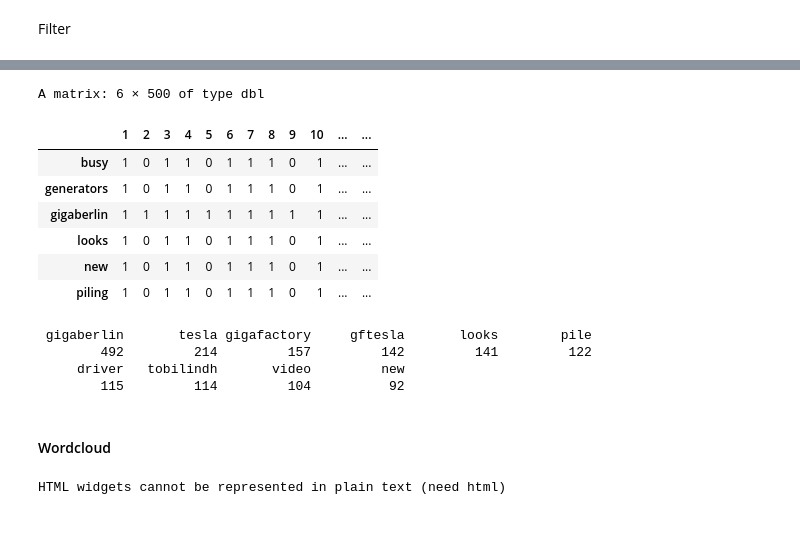
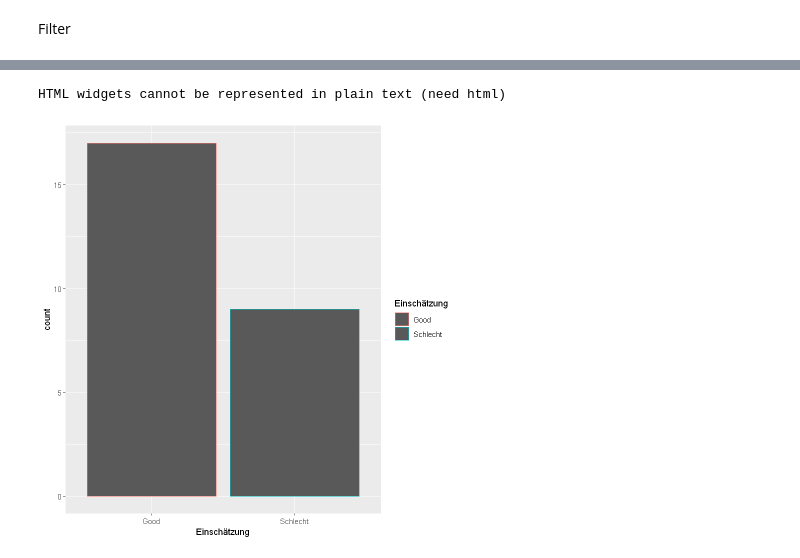
Before and after one commit to jjbous/Analyse-semi--unstrukturierter-daten, a Jupyter notebook: Praxisarbeit/Tesla(de).ipynb, the cells around one changed output, grey strips where cells are left out. Drawn from its saved outputs; the diff is of its cells as text; code cells hidden in the pictures; blank space fills up the shorter version.

```diff
--- a/Praxisarbeit/Tesla(de).ipynb
+++ b/Praxisarbeit/Tesla(de).ipynb
@@ -279,11 +302,0 @@ m <- as.matrix(tdm)
-# %%
-head(m)
-# %% [output]
-A matrix: 6 × 500 of type dbl
-|  | 1 | 2 | 3 | 4 | 5 | 6 | 7 | 8 | 9 | 10 | ... | ... |
-| busy | 1 | 0 | 1 | 1 | 0 | 1 | 1 | 1 | 0 | 1 | ... | ... |
-| generators | 1 | 0 | 1 | 1 | 0 | 1 | 1 | 1 | 0 | 1 | ... | ... |
-| gigaberlin | 1 | 1 | 1 | 1 | 1 | 1 | 1 | 1 | 1 | 1 | ... | ... |
-| looks | 1 | 0 | 1 | 1 | 0 | 1 | 1 | 1 | 0 | 1 | ... | ... |
-| new | 1 | 0 | 1 | 1 | 0 | 1 | 1 | 1 | 0 | 1 | ... | ... |
-| piling | 1 | 0 | 1 | 1 | 0 | 1 | 1 | 1 | 0 | 1 | ... | ... |
@@ -292,11 +303 @@ Die Ermittlung der frequency von Wörter
-# %%
-word.freq <- sort(rowSums(m), decreasing = T)
-head(word.freq,10)
-# %% [output]
- gigaberlin       tesla gigafactory     gftesla       looks        pile
-        492         214         157         142         141         122
-     driver   tobilindh       video         new
-        115         114         104          92
-# %% [markdown]
-#### Wordcloud
 # %%
@@ -304,2 +308,10 @@ wordcloud2(df, color = "random-dark", backgroundColor = "white")
 # %% [output]
 HTML widgets cannot be represented in plain text (need html)
+# %%
+# Ergebnis
+df_plot <- select(df_res, score:text)
+df_plot$Einschätzung <- ifelse(df_plot$score == 1 ,"Good", "Schlecht")
+ggplot(data = df_plot)+
+  geom_bar(mapping = aes(x = Einschätzung, color = Einschätzung))
+# %% [output]
+[figure, added]
```
Also changed, not shown: parts of 20 cells of this notebook.
